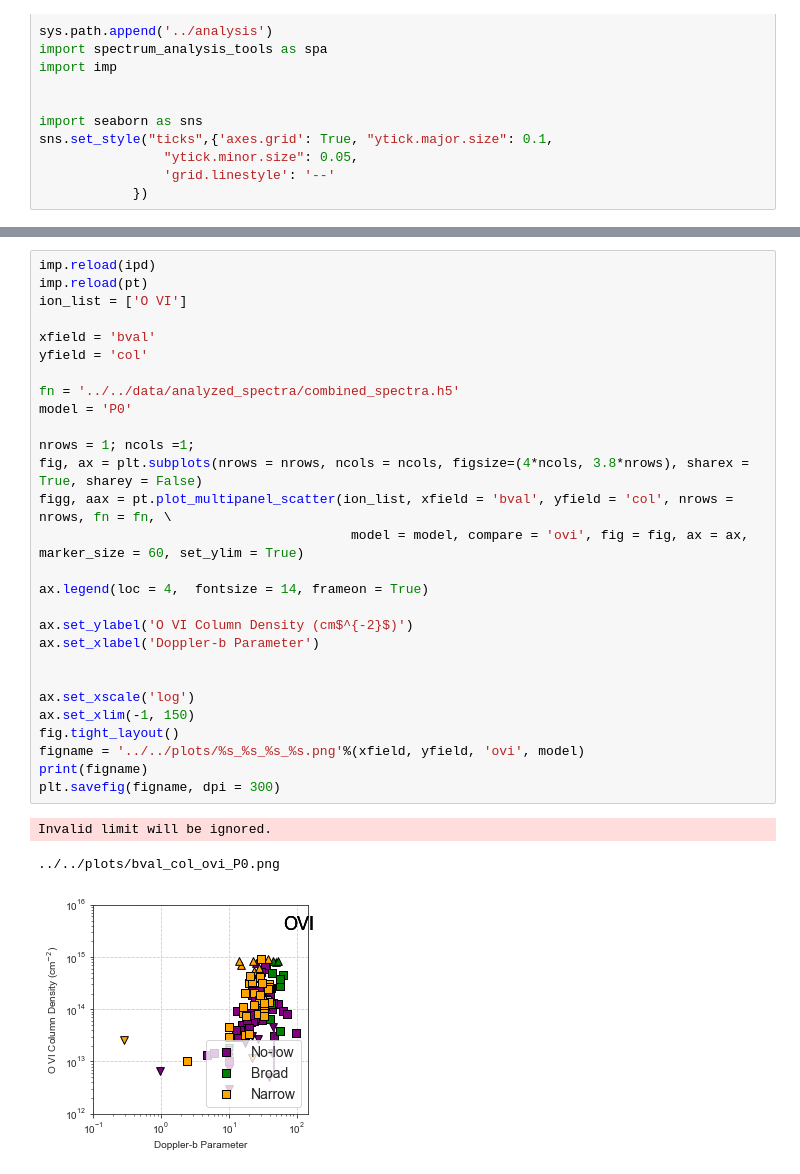
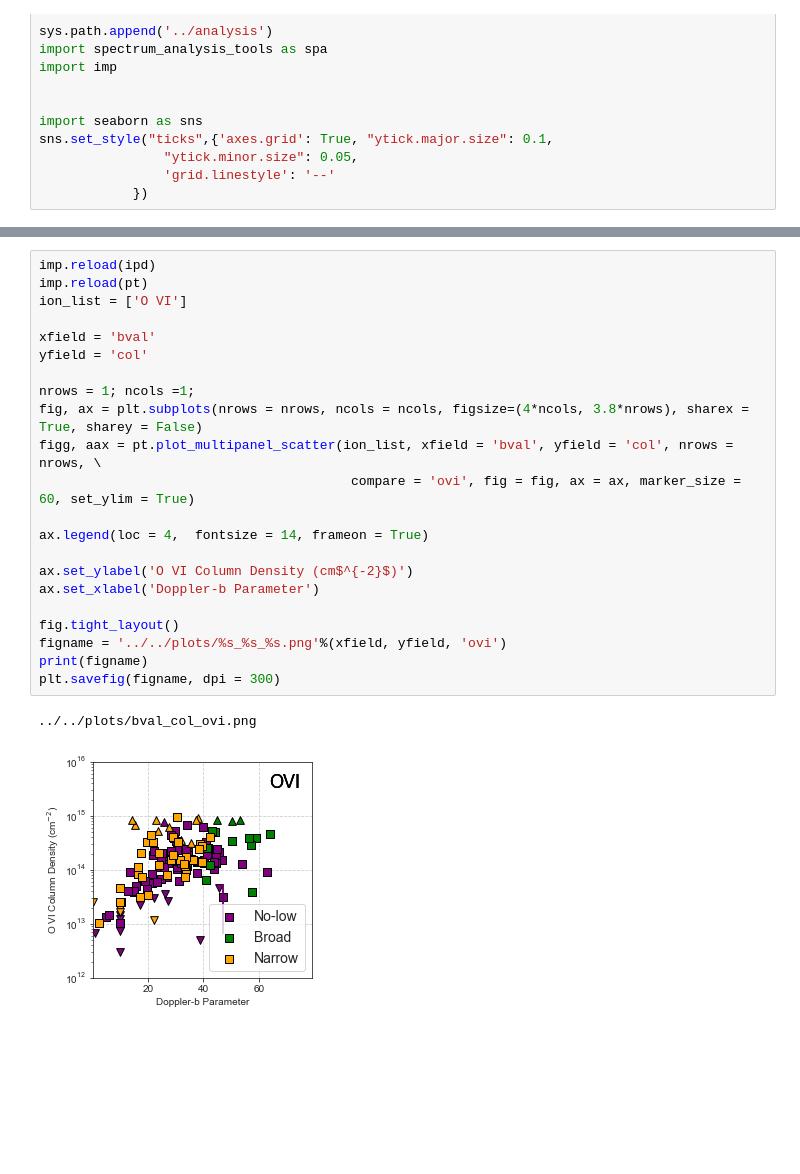
Before and after one commit to ibutsky/synthetic_spectra, a Jupyter notebook: scripts/plotting/plots.ipynb, the cells around one changed output, grey strips where cells are left out. Saved outputs shown, nothing was run; the diff lists cells and outputs as text; blank space fills up the shorter version.

```diff
--- a/scripts/plotting/plots.ipynb
+++ b/scripts/plotting/plots.ipynb
@@ -98,35 +92,28 @@ for compare in ['model']:
 # %%
 imp.reload(ipd)
 imp.reload(pt)
 ion_list = ['O VI']
 
 xfield = 'bval'
 yfield = 'col'
 
-fn = '../../data/analyzed_spectra/combined_spectra.h5'
-model = 'P0'
-
 nrows = 1; ncols =1;
 fig, ax = plt.subplots(nrows = nrows, ncols = ncols, figsize=(4*ncols, 3.8*nrows), sharex = True, sharey = False)
-figg, aax = pt.plot_multipanel_scatter(ion_list, xfield = 'bval', yfield = 'col', nrows = nrows, fn = fn, \
-                                        model = model, compare = 'ovi', fig = fig, ax = ax, marker_size = 60, set_ylim = True)
+figg, aax = pt.plot_multipanel_scatter(ion_list, xfield = 'bval', yfield = 'col', nrows = nrows, \
+                                        compare = 'ovi', fig = fig, ax = ax, marker_size = 60, set_ylim = True)
 
 ax.legend(loc = 4,  fontsize = 14, frameon = True)
 
 ax.set_ylabel('O VI Column Density (cm$^{-2}$)')
 ax.set_xlabel('Doppler-b Parameter')
 
-
-ax.set_xscale('log')
-ax.set_xlim(-1, 150)
 fig.tight_layout()
-figname = '../../plots/%s_%s_%s_%s.png'%(xfield, yfield, 'ovi', model)
+figname = '../../plots/%s_%s_%s.png'%(xfield, yfield, 'ovi')
 print(figname)
 plt.savefig(figname, dpi = 300)
 # %% [output]
-Invalid limit will be ignored.
+../../plots/bval_col_ovi.png
-../../plots/bval_col_ovi_P0.png
-[figure, old version]
+[figure, new version]
 # %%
 imp.reload(ipd)
 imp.reload(pt)
```
Also changed, not shown: parts of 19 cells of this notebook, 5 other files.
